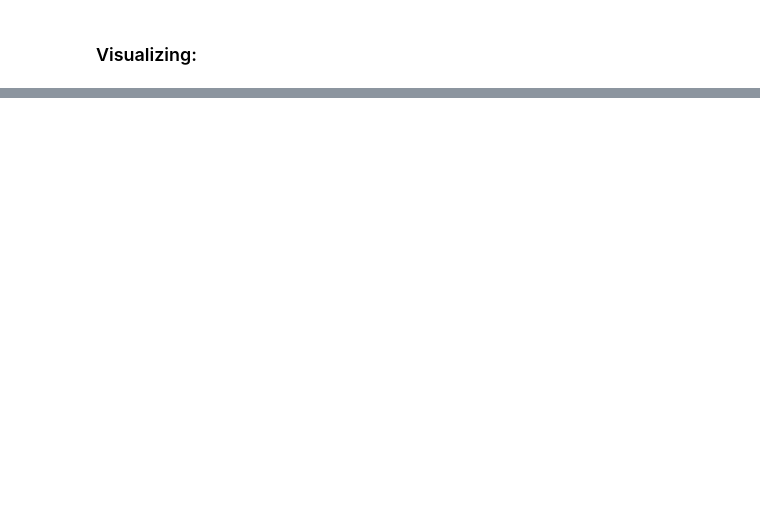
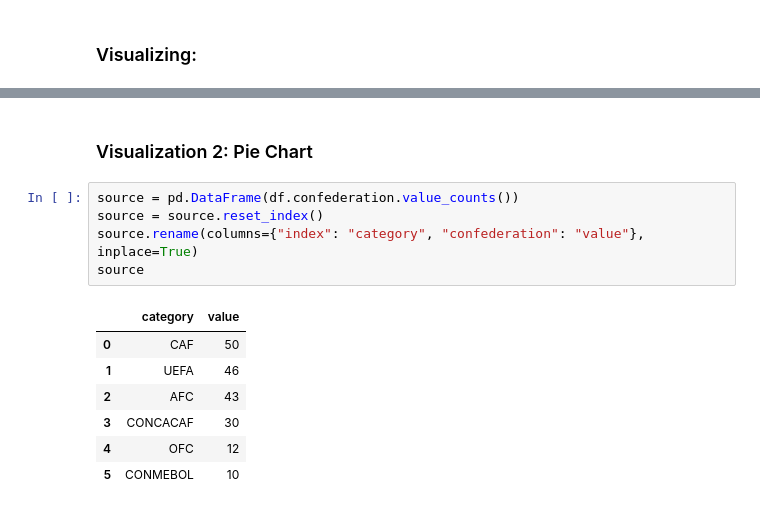
Before and after one commit to EdmondUkaj/homework-1, a Jupyter notebook: notebooks/04-data-exploration.ipynb, the cells around one changed output, grey strips where cells are left out. Drawn from its saved outputs; the diff is of its cells as text; blank space fills up the shorter version.

Commit message:
Update 04-data-expolration

```diff
--- a/notebooks/04-data-exploration.ipynb
+++ b/notebooks/04-data-exploration.ipynb
@@ -127,3 +128,18 @@ chart = alt.Chart(df).mark_bar().encode(
 chart
 # %% [output]
 [interactive output not drawn]
+# %% [markdown]
+### Visualization 2: Pie Chart
+# %%
+source = pd.DataFrame(df.confederation.value_counts())
+source = source.reset_index()
+source.rename(columns={"index": "category", "confederation": "value"}, inplace=True)
+source
+# %% [output]
+|  | category | value |
+| 0 | CAF | 50 |
+| 1 | UEFA | 46 |
+| 2 | AFC | 43 |
+| 3 | CONCACAF | 30 |
+| 4 | OFC | 12 |
+| 5 | CONMEBOL | 10 |
```
Also changed, not shown: parts of 11 cells of this notebook.
